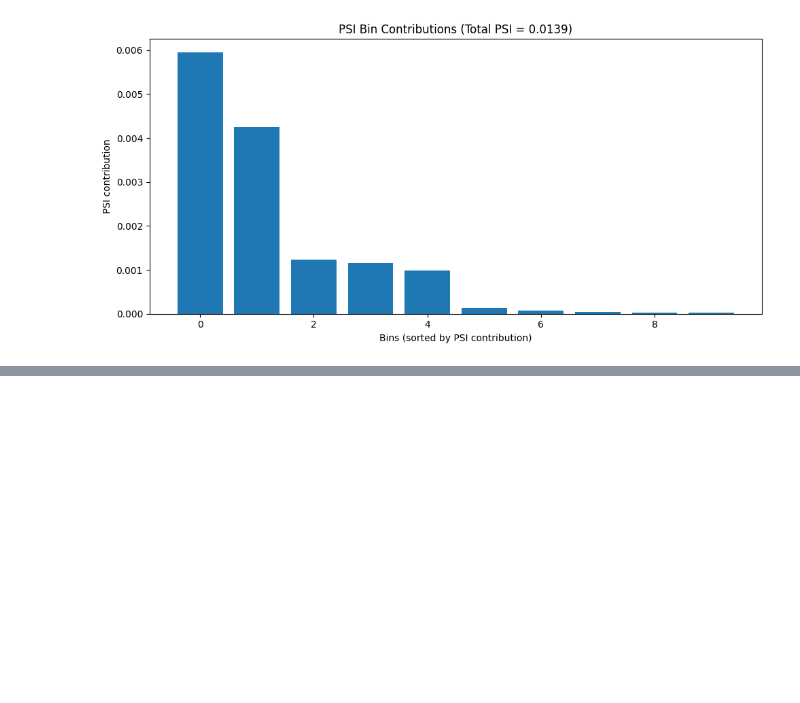
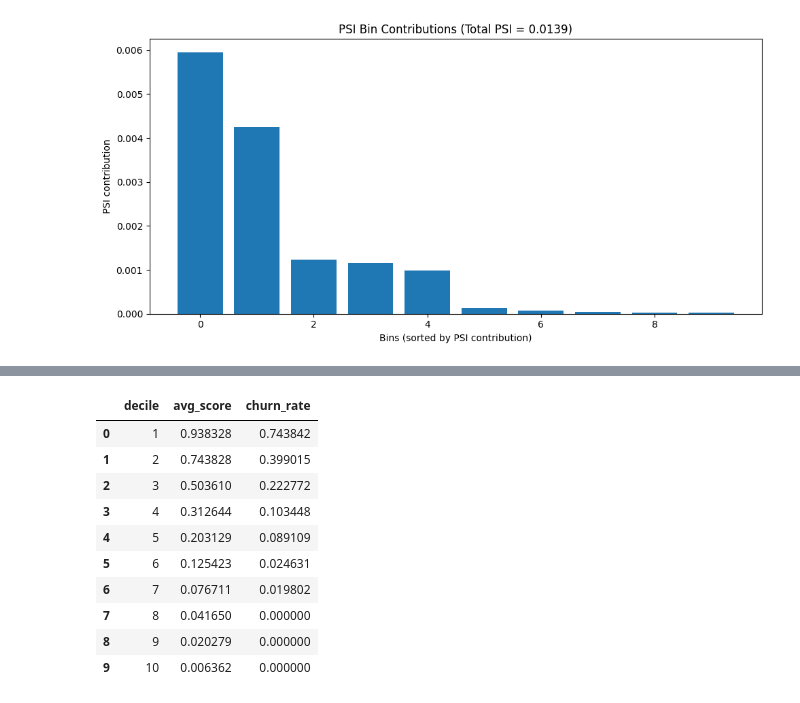
Before and after one commit to Mfouzan/Credit-Card-Churn, a Jupyter notebook: Credit Card.ipynb, the cells around one changed output, grey strips where cells are left out. Cells and saved outputs as stored; diff of their text form; code cells hidden in the pictures; blank space fills up the shorter version.

```diff
--- a/Credit Card.ipynb
+++ b/Credit Card.ipynb
@@ -962,0 +963,14 @@ plt.show()
+# %%
+decile_lift[["decile", "avg_score", "churn_rate"]]
+# %% [output]
+|  | decile | avg_score | churn_rate |
+| 0 | 1 | 0.938328 | 0.743842 |
+| 1 | 2 | 0.743828 | 0.399015 |
+| 2 | 3 | 0.503610 | 0.222772 |
+| 3 | 4 | 0.312644 | 0.103448 |
+| 4 | 5 | 0.203129 | 0.089109 |
+| 5 | 6 | 0.125423 | 0.024631 |
+| 6 | 7 | 0.076711 | 0.019802 |
+| 7 | 8 | 0.041650 | 0.000000 |
+| 8 | 9 | 0.020279 | 0.000000 |
+| 9 | 10 | 0.006362 | 0.000000 |
```
Also changed, not shown: parts of 2 cells of this notebook, 1 other file.
